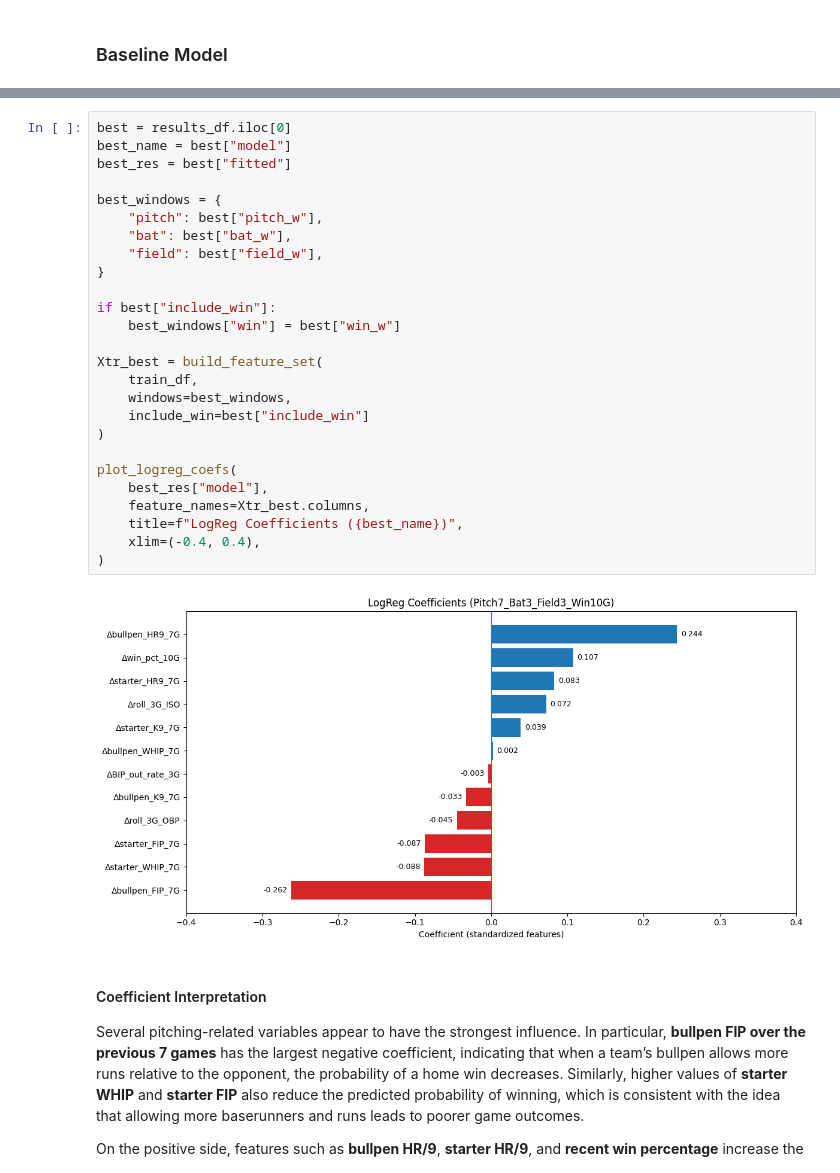
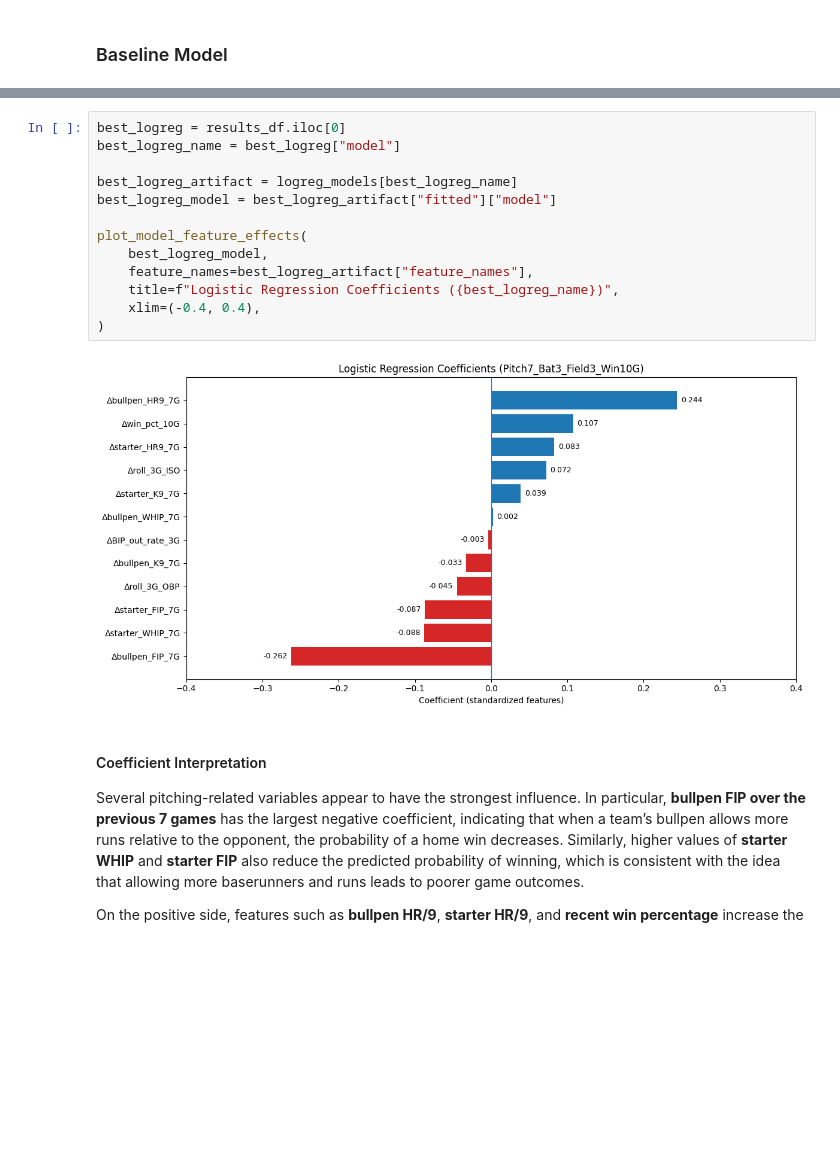
Before and after one commit to Sam-Gartenstein/mlb-win-prediction, a Jupyter notebook: ML Game Outcome Modeling.ipynb, the cells around one changed output, grey strips where cells are left out. Cells and saved outputs as stored; diff of their text form; blank space fills up the shorter version.

```diff
--- a/ML Game Outcome Modeling.ipynb
+++ b/ML Game Outcome Modeling.ipynb
@@ -443,33 +587,20 @@ def plot_logreg_coefs(
     plt.tight_layout()
     plt.show()
 # %%
-best = results_df.iloc[0]
-best_name = best["model"]
-best_res = best["fitted"]
+best_logreg = results_df.iloc[0]
+best_logreg_name = best_logreg["model"]
 
-best_windows = {
-    "pitch": best["pitch_w"],
-    "bat": best["bat_w"],
-    "field": best["field_w"],
-}
+best_logreg_artifact = logreg_models[best_logreg_name]
+best_logreg_model = best_logreg_artifact["fitted"]["model"]
 
-if best["include_win"]:
-    best_windows["win"] = best["win_w"]
-
-Xtr_best = build_feature_set(
-    train_df,
-    windows=best_windows,
-    include_win=best["include_win"]
-)
-
-plot_logreg_coefs(
-    best_res["model"],
-    feature_names=Xtr_best.columns,
-    title=f"LogReg Coefficients ({best_name})",
+plot_model_feature_effects(
+    best_logreg_model,
+    feature_names=best_logreg_artifact["feature_names"],
+    title=f"Logistic Regression Coefficients ({best_logreg_name})",
     xlim=(-0.4, 0.4),
 )
 # %% [output]
-[figure, old version]
+[figure, new version]
 # %% [markdown]
 #### Coefficient Interpretation
 
```
Also changed, not shown: parts of 17 cells of this notebook.
